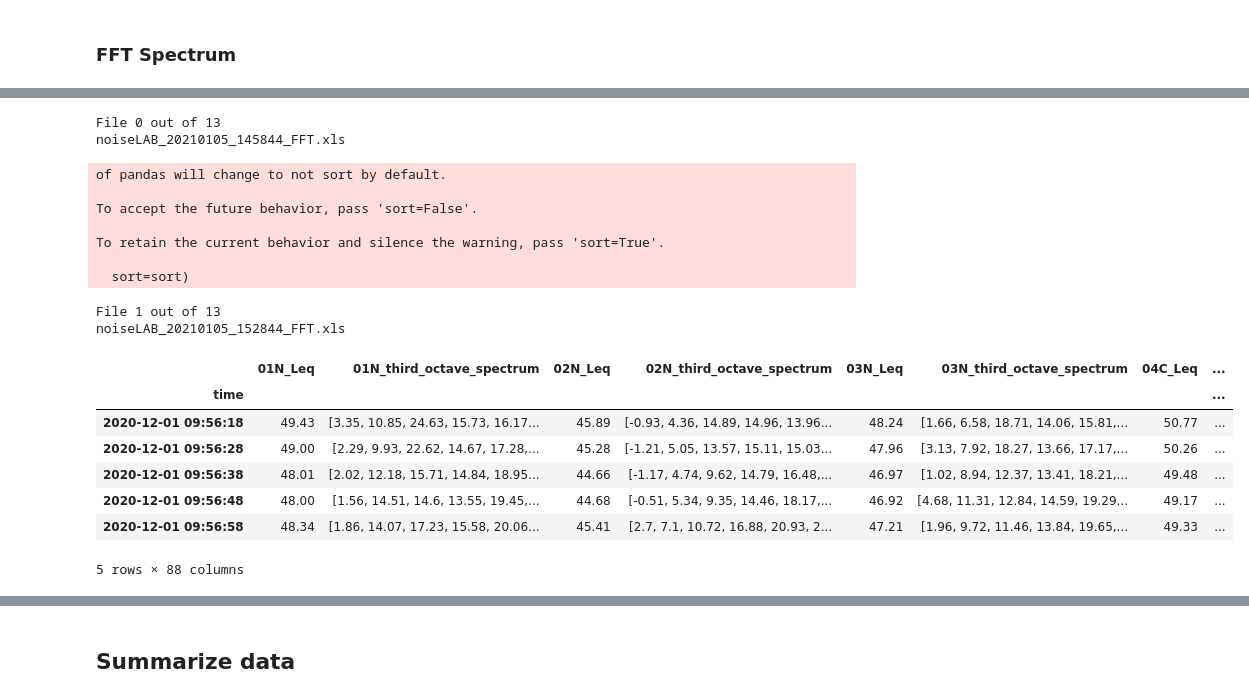
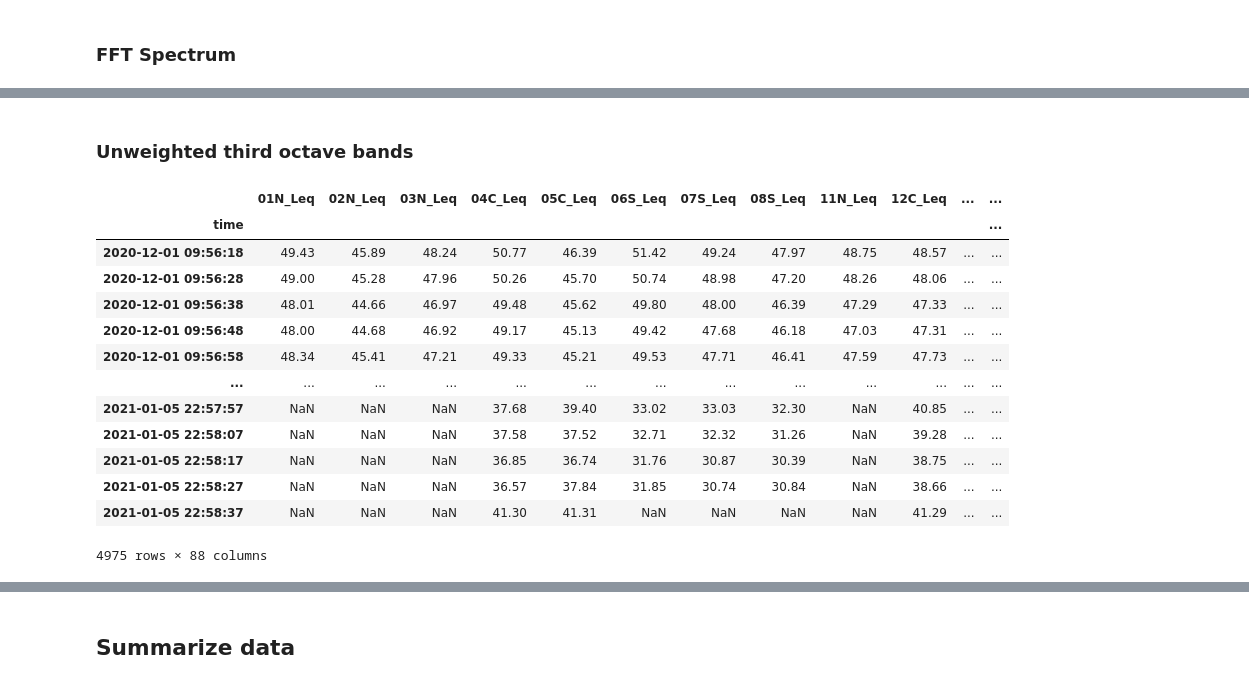
Before and after one commit to nhamilto/Aeroacoustics, a Jupyter notebook: coderepo/working_dir/process_noiseLAB_data.ipynb, the cells around one changed output, grey strips where cells are left out. Drawn from its saved outputs; the diff is of its cells as text; code cells hidden in the pictures.

```diff
--- a/coderepo/working_dir/process_noiseLAB_data.ipynb
+++ b/coderepo/working_dir/process_noiseLAB_data.ipynb
@@ -32,12 +37,16 @@ root_dir_tdms='/Volumes/Tests/_raw data/Slow'
 # dataset_file='aeroacoustics_dataset.p'
 
 list_filename='/Volumes/Aeroacoustics/_ProcessedData/Dataset/noiseLAB_files.p'
-# dataset_file='/Volumes/Aeroacoustics/_ProcessedData/Dataset/aeroacoustics_dataset.p'
-dataset_file='aeroacoustics_dataset.p'
+list_filename_unweighted='/Volumes/Aeroacoustics/_ProcessedData/Dataset/noiseLAB_files_unweighted.p'
+dataset_file='/Volumes/Aeroacoustics/_ProcessedData/Dataset/aeroacoustics_dataset.p'
+dataset_file_unweighted='/Volumes/Aeroacoustics/_ProcessedData/Dataset/aeroacoustics_dataset_unweighted.p'
+# dataset_file='aeroacoustics_dataset.p'
 
 list_filename_fft='/Volumes/Aeroacoustics/_ProcessedData/Dataset/noiseLAB_files_fft.p'
-# dataset_file_fft='/Volumes/Aeroacoustics/_ProcessedData/Dataset/aeroacoustics_dataset_fft.p'
-dataset_file_fft='aeroacoustics_dataset_fft.p'
+list_filename_fft_unweighted='/Volumes/Aeroacoustics/_ProcessedData/Dataset/noiseLAB_files_fft_unweighted.p'
+dataset_file_fft='/Volumes/Aeroacoustics/_ProcessedData/Dataset/aeroacoustics_dataset_fft.p'
+dataset_file_fft_unweighted='/Volumes/Aeroacoustics/_ProcessedData/Dataset/aeroacoustics_dataset_fft_unweighted.p'
+# dataset_file_fft='aeroacoustics_dataset_fft.p'
 # %% [markdown]
 ## Reinitialize aeroacoustics dataset
 # %%
@@ -61,10 +70,15 @@ pickle.dump( files, open( list_filename_fft, "wb" ) )
 # %%
 files_new = ds.identify_NoiseLabSlice_to_add(list_filename,root_dir=root_dir_noiselab)
 
-files_new = [f for f in files_new if 'FFT' not in f]
+files_new = [f for f in files_new if ('FFT' not in f) & ('unweighted' not in f)]
 print(files_new)
 
 files_new_fft = ds.identify_NoiseLabSlice_to_add(list_filename_fft,root_dir=root_dir_noiselab)
 
-files_new_fft = [f for f in files_new_fft if 'FFT' in f]
+files_new_fft = [f for f in files_new_fft if ('FFT' in f) & ('unweighted' not in f)]
 print(files_new_fft)
+
+files_new_unweighted = ds.identify_NoiseLabSlice_to_add(list_filename_unweighted,root_dir=root_dir_noiselab)
+
+files_new_unweighted = [f for f in files_new_unweighted if ('FFT' not in f) & ('unweighted' in f)]
+print(files_new_unweighted)
@@ -170,31 +121,43 @@ for i_f, f in enumerate(files_new_fft):
         files.append(f)
 
     pickle.dump( files, open( list_filename_fft, "wb" ) )
-# %% [output]
-File 0 out of 13
-noiseLAB_20210105_145844_FFT.xls
-of pandas will change to not sort by default.
-
-To accept the future behavior, pass 'sort=False'.
-
-To retain the current behavior and silence the warning, pass 'sort=True'.
-
-  sort=sort)
-File 1 out of 13
-noiseLAB_20210105_152844_FFT.xls
+# %% [markdown]
+### Unweighted third octave bands
+# %%
+files = pickle.load( open( list_filename_unweighted, "rb" ) )
+print(files)
+# %%
+for i_f, f in enumerate(files_new_unweighted):
+    print('File '+str(i_f)+' out of '+str(len(files_new_unweighted)))
+    print(f)
+    file_status = ds.process_NoiseLabSlice_file(f,root_dir_noiselab=root_dir_noiselab,
+                                                       root_dir_tdms=root_dir_tdms,
+                                                       dataset_file=dataset_file_unweighted,
+                                                       unweighted=True)
+
+    if file_status == 1:
+        files.append(f)
+
+    pickle.dump( files, open( list_filename_unweighted, "wb" ) )
 # %%
 df = pd.read_pickle(dataset_file)
 # %%
-df.head()
+df
 # %% [output]
-|  | 01N_Leq | 01N_third_octave_spectrum | 02N_Leq | 02N_third_octave_spectrum | 03N_Leq | 03N_third_octave_spectrum | 04C_Leq | ... |
-| time |  |  |  |  |  |  |  | ... |
-| 2020-12-01 09:56:18 | 49.43 | [3.35, 10.85, 24.63, 15.73, 16.17... | 45.89 | [-0.93, 4.36, 14.89, 14.96, 13.96... | 48.24 | [1.66, 6.58, 18.71, 14.06, 15.81,... | 50.77 | ... |
-| 2020-12-01 09:56:28 | 49.00 | [2.29, 9.93, 22.62, 14.67, 17.28,... | 45.28 | [-1.21, 5.05, 13.57, 15.11, 15.03... | 47.96 | [3.13, 7.92, 18.27, 13.66, 17.17,... | 50.26 | ... |
-| 2020-12-01 09:56:38 | 48.01 | [2.02, 12.18, 15.71, 14.84, 18.95... | 44.66 | [-1.17, 4.74, 9.62, 14.79, 16.48,... | 46.97 | [1.02, 8.94, 12.37, 13.41, 18.21,... | 49.48 | ... |
-| 2020-12-01 09:56:48 | 48.00 | [1.56, 14.51, 14.6, 13.55, 19.45,... | 44.68 | [-0.51, 5.34, 9.35, 14.46, 18.17,... | 46.92 | [4.68, 11.31, 12.84, 14.59, 19.29... | 49.17 | ... |
-| 2020-12-01 09:56:58 | 48.34 | [1.86, 14.07, 17.23, 15.58, 20.06... | 45.41 | [2.7, 7.1, 10.72, 16.88, 20.93, 2... | 47.21 | [1.96, 9.72, 11.46, 13.84, 19.65,... | 49.33 | ... |
+|  | 01N_Leq | 02N_Leq | 03N_Leq | 04C_Leq | 05C_Leq | 06S_Leq | 07S_Leq | 08S_Leq | 11N_Leq | 12C_Leq | ... | ... |
+| time |  |  |  |  |  |  |  |  |  |  |  | ... |
+| 2020-12-01 09:56:18 | 49.43 | 45.89 | 48.24 | 50.77 | 46.39 | 51.42 | 49.24 | 47.97 | 48.75 | 48.57 | ... | ... |
+| 2020-12-01 09:56:28 | 49.00 | 45.28 | 47.96 | 50.26 | 45.70 | 50.74 | 48.98 | 47.20 | 48.26 | 48.06 | ... | ... |
+| 2020-12-01 09:56:38 | 48.01 | 44.66 | 46.97 | 49.48 | 45.62 | 49.80 | 48.00 | 46.39 | 47.29 | 47.33 | ... | ... |
+| 2020-12-01 09:56:48 | 48.00 | 44.68 | 46.92 | 49.17 | 45.13 | 49.42 | 47.68 | 46.18 | 47.03 | 47.31 | ... | ... |
+| 2020-12-01 09:56:58 | 48.34 | 45.41 | 47.21 | 49.33 | 45.21 | 49.53 | 47.71 | 46.41 | 47.59 | 47.73 | ... | ... |
+| ... | ... | ... | ... | ... | ... | ... | ... | ... | ... | ... | ... | ... |
+| 2021-01-05 22:57:57 | NaN | NaN | NaN | 37.68 | 39.40 | 33.02 | 33.03 | 32.30 | NaN | 40.85 | ... | ... |
+| 2021-01-05 22:58:07 | NaN | NaN | NaN | 37.58 | 37.52 | 32.71 | 32.32 | 31.26 | NaN | 39.28 | ... | ... |
+| 2021-01-05 22:58:17 | NaN | NaN | NaN | 36.85 | 36.74 | 31.76 | 30.87 | 30.39 | NaN | 38.75 | ... | ... |
+| 2021-01-05 22:58:27 | NaN | NaN | NaN | 36.57 | 37.84 | 31.85 | 30.74 | 30.84 | NaN | 38.66 | ... | ... |
+| 2021-01-05 22:58:37 | NaN | NaN | NaN | 41.30 | 41.31 | NaN | NaN | NaN | NaN | 41.29 | ... | ... |
-5 rows × 88 columns
+4975 rows × 88 columns
 # %%
 df.columns
 # %% [output]
```
Also changed, not shown: parts of 30 cells of this notebook, 2 other files.
